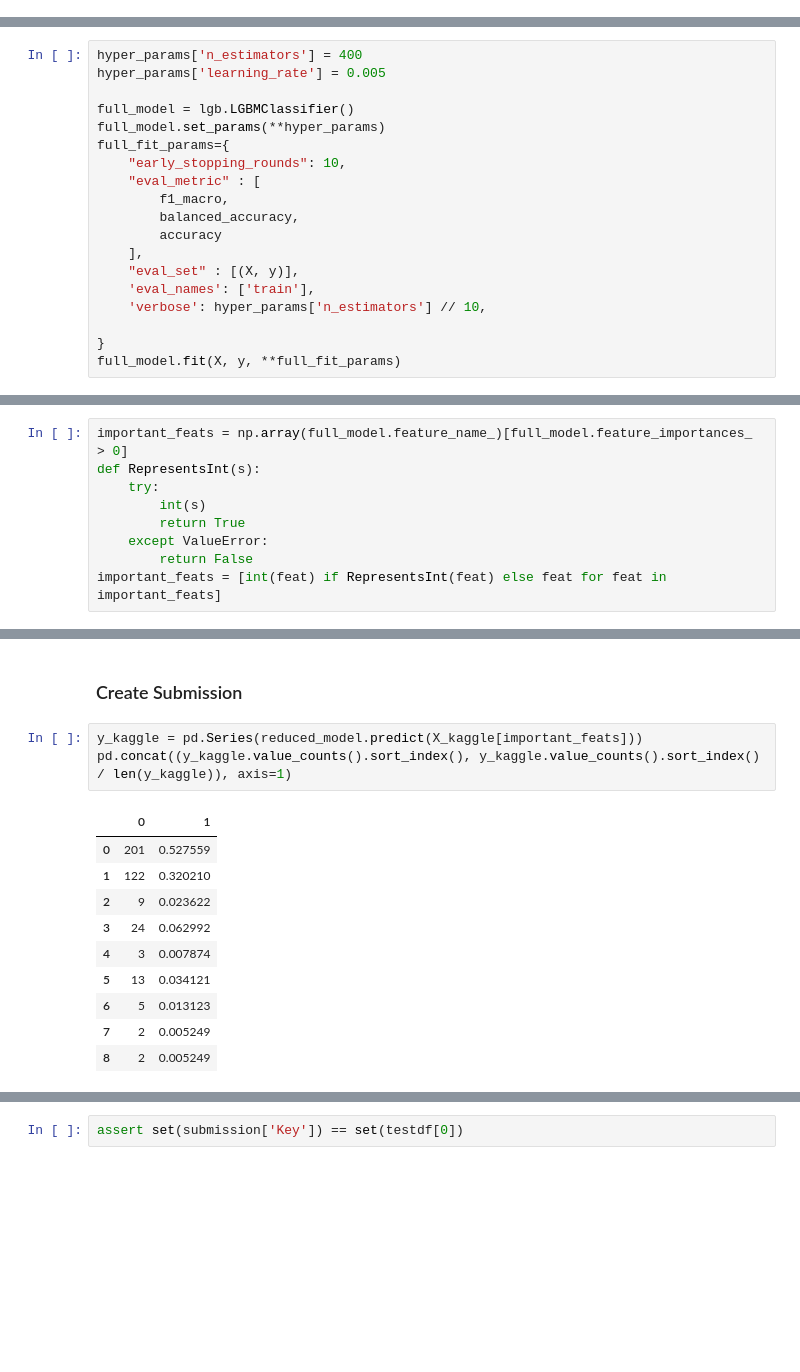
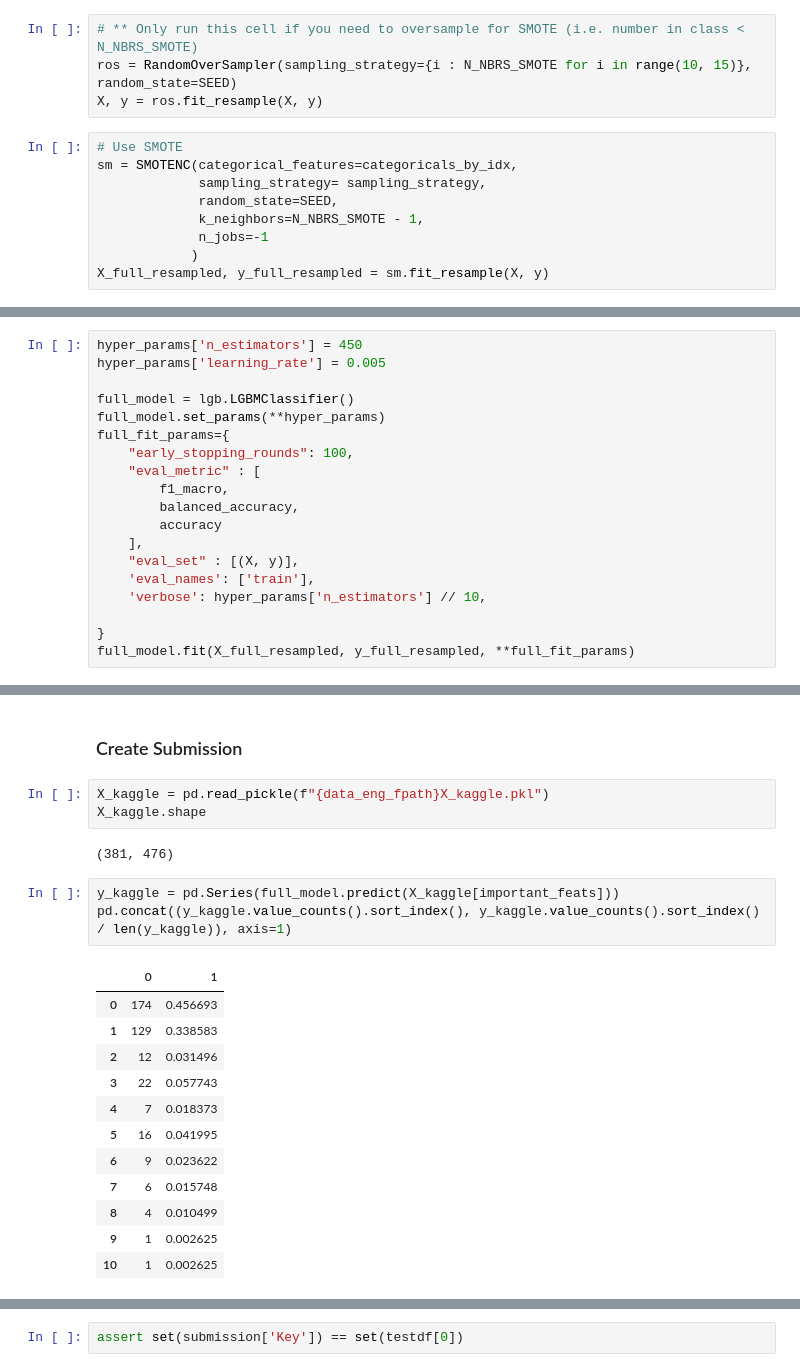
Before and after one commit to NgAngus/protein_localization, a Jupyter notebook: notebooks/protein-submission.ipynb, the cells around one changed output, grey strips where cells are left out. Cells and saved outputs as stored; diff of their text form; blank space fills up the shorter version.

Commit message:
Add SMOTE to protein submission

```diff
--- a/notebooks/protein-submission.ipynb
+++ b/notebooks/protein-submission.ipynb
@@ -204,0 +271,13 @@ dtype: int64
+# %%
+# ** Only run this cell if you need to oversample for SMOTE (i.e. number in class < N_NBRS_SMOTE)
+ros = RandomOverSampler(sampling_strategy={i : N_NBRS_SMOTE for i in range(10, 15)}, random_state=SEED)
+X, y = ros.fit_resample(X, y)
+# %%
+# Use SMOTE
+sm = SMOTENC(categorical_features=categoricals_by_idx,
+             sampling_strategy= sampling_strategy,
+             random_state=SEED,
+             k_neighbors=N_NBRS_SMOTE - 1,
+             n_jobs=-1
+            )
+X_full_resampled, y_full_resampled = sm.fit_resample(X, y)
@@ -205,11 +305,11 @@ dtype: int64
 # %%
-hyper_params['n_estimators'] = 400
+hyper_params['n_estimators'] = 450
 hyper_params['learning_rate'] = 0.005
 
 full_model = lgb.LGBMClassifier()
 full_model.set_params(**hyper_params)
 full_fit_params={
-    "early_stopping_rounds": 10,
+    "early_stopping_rounds": 100,
     "eval_metric" : [
         f1_macro,
         balanced_accuracy,
@@ -220,5 +320,5 @@ full_fit_params={
     'verbose': hyper_params['n_estimators'] // 10,
 
 }
-full_model.fit(X, y, **full_fit_params)
+full_model.fit(X_full_resampled, y_full_resampled, **full_fit_params)
 # %% [output]
@@ -248,9 +341,0 @@ lgb.plot_importance(full_model, figsize=(10, 20), max_num_features=20);
-# %%
-important_feats = np.array(full_model.feature_name_)[full_model.feature_importances_ > 0]
-def RepresentsInt(s):
-    try:
-        int(s)
-        return True
-    except ValueError:
-        return False
-important_feats = [int(feat) if RepresentsInt(feat) else feat for feat in important_feats]
@@ -305,20 +343,27 @@ LGBMClassifier(colsample_bytree=0.7, first_metric_only=True,
 # Competition Data
 # %% [markdown]
 ### Create Submission
+# %%
+X_kaggle = pd.read_pickle(f"{data_eng_fpath}X_kaggle.pkl")
+X_kaggle.shape
+# %% [output]
+(381, 476)
 # %%
-y_kaggle = pd.Series(reduced_model.predict(X_kaggle[important_feats]))
+y_kaggle = pd.Series(full_model.predict(X_kaggle[important_feats]))
 pd.concat((y_kaggle.value_counts().sort_index(), y_kaggle.value_counts().sort_index() / len(y_kaggle)), axis=1)
 # %% [output]
 |  | 0 | 1 |
-| 0 | 201 | 0.527559 |
-| 1 | 122 | 0.320210 |
-| 2 | 9 | 0.023622 |
-| 3 | 24 | 0.062992 |
-| 4 | 3 | 0.007874 |
-| 5 | 13 | 0.034121 |
-| 6 | 5 | 0.013123 |
-| 7 | 2 | 0.005249 |
-| 8 | 2 | 0.005249 |
+| 0 | 174 | 0.456693 |
+| 1 | 129 | 0.338583 |
+| 2 | 12 | 0.031496 |
+| 3 | 22 | 0.057743 |
+| 4 | 7 | 0.018373 |
+| 5 | 16 | 0.041995 |
+| 6 | 9 | 0.023622 |
+| 7 | 6 | 0.015748 |
+| 8 | 4 | 0.010499 |
+| 9 | 1 | 0.002625 |
+| 10 | 1 | 0.002625 |
 # %%
 # Compare with class distribution of training set
 pd.concat((y.value_counts().sort_index(), y.value_counts().sort_index() / len(y)), axis=1)
```
Also changed, not shown: parts of 37 cells of this notebook.
